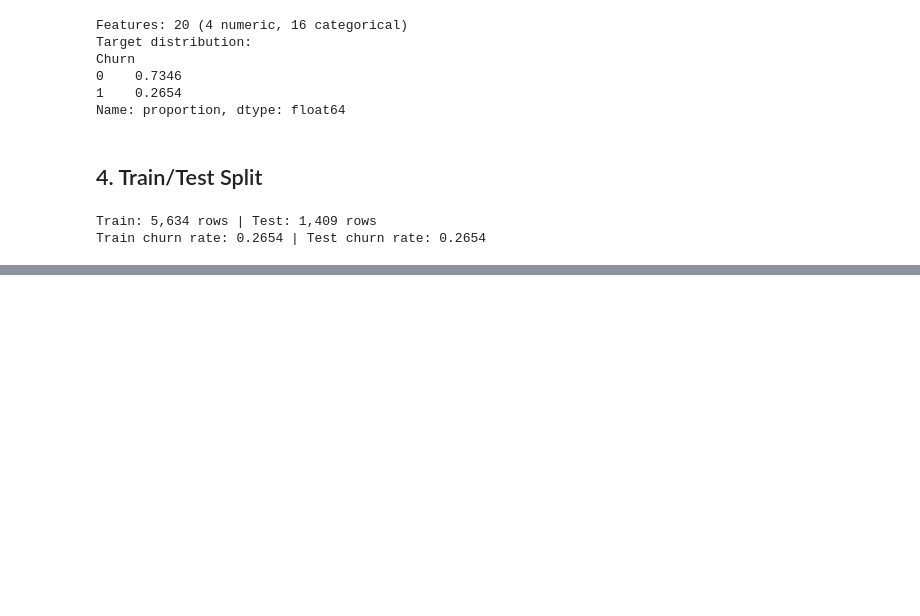
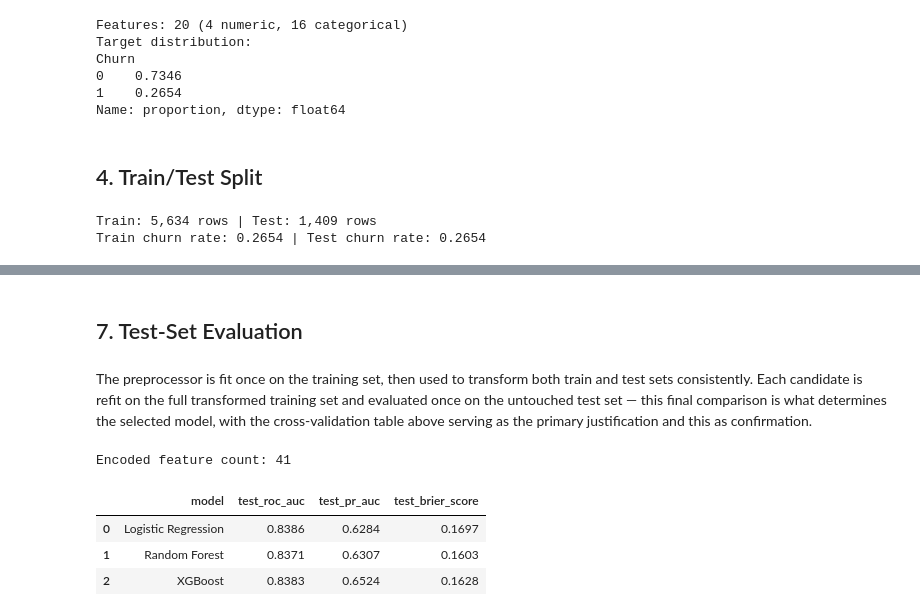
Before and after one commit to danielowuor/Customer-Retention-Intelligence-System, a Jupyter notebook: notebooks/03_classification_benchmarking.ipynb, the cells around one changed output, grey strips where cells are left out. Saved outputs shown, nothing was run; the diff lists cells and outputs as text; code cells hidden in the pictures; blank space fills up the shorter version.

```diff
--- a/notebooks/03_classification_benchmarking.ipynb
+++ b/notebooks/03_classification_benchmarking.ipynb
@@ -119,0 +203,36 @@ Train churn rate: 0.2654 | Test churn rate: 0.2654
+# %% [markdown]
+## 7. Test-Set Evaluation
+# %% [markdown]
+The preprocessor is fit once on the training set, then used to transform both train and test sets consistently. Each candidate is refit on the full transformed training set and evaluated once on the untouched test set — this final comparison is what determines the selected model, with the cross-validation table above serving as the primary justification and this as confirmation.
+# %%
+preprocessor.fit(X_train)
+X_train_enc = preprocessor.transform(X_train)
+X_test_enc = preprocessor.transform(X_test)
+feature_names_enc = preprocessor.get_feature_names_out()
+
+print(f"Encoded feature count: {len(feature_names_enc)}")
+
+test_results = []
+fitted_models = {}
+
+for name, model in candidates.items():
+    model_clone = model.__class__(**model.get_params())
+    model_clone.fit(X_train_enc, y_train)
+    fitted_models[name] = model_clone
+
+    proba = model_clone.predict_proba(X_test_enc)[:, 1]
+    test_results.append({
+        "model": name,
+        "test_roc_auc": roc_auc_score(y_test, proba),
+        "test_pr_auc": average_precision_score(y_test, proba),
+        "test_brier_score": brier_score_loss(y_test, proba),
+    })
+
+test_results_df = pd.DataFrame(test_results).round(4)
+test_results_df
+# %% [output]
+Encoded feature count: 41
+|  | model | test_roc_auc | test_pr_auc | test_brier_score |
+| 0 | Logistic Regression | 0.8386 | 0.6284 | 0.1697 |
+| 1 | Random Forest | 0.8371 | 0.6307 | 0.1603 |
+| 2 | XGBoost | 0.8383 | 0.6524 | 0.1628 |
```
Also changed, not shown: parts of 10 cells of this notebook.
